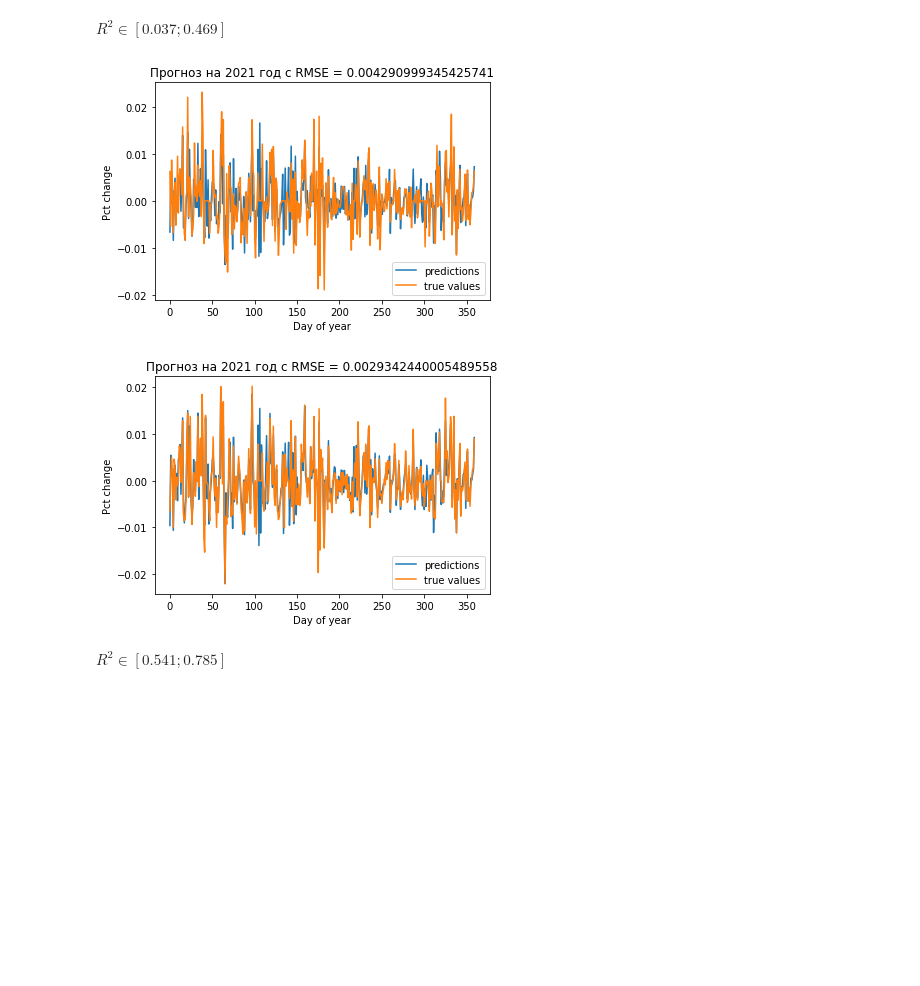
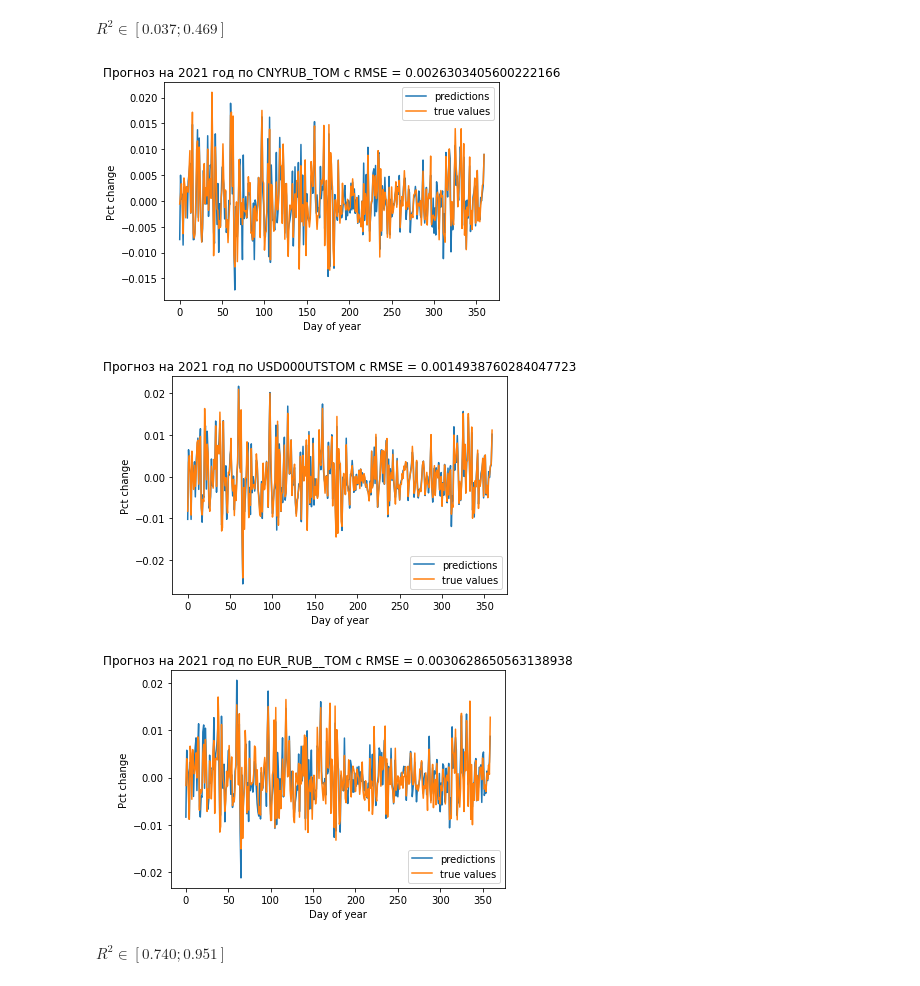
Before and after one commit to gaarutyunov/market-risk, a Jupyter notebook: notebooks/real_prices.ipynb, the cells around one changed output. Cells and saved outputs as stored; diff of their text form; code cells hidden in the pictures; blank space fills up the shorter version.

```diff
--- a/notebooks/real_prices.ipynb
+++ b/notebooks/real_prices.ipynb
@@ -81,7 +81,7 @@ for i, _ in enumerate(bonds_y):
         plt.figure()
         plt.plot(preds_bonds[-1], label = 'predictions')
         plt.plot(bonds_y[i].values[-360:], label = 'true values')
-        plt.title('Прогноз на 2021 год с RMSE = {}'.format(error_i))
+        plt.title('Прогноз на 2021 год по {} с RMSE = {}'.format(bonds[i], error_i))
         plt.xlabel('Day of year')
         plt.ylabel('Pct change')
         plt.legend()
@@ -161,3 +154,11 @@ currs_y = []
+# %%
+currs = [
+    "CNYRUB_TOM",
+    "USD000UTSTOM",
+    "EUR_RUB__TOM"
+]
+
+currs_y = []
 # %%
 for curr in currs:
     curr_i = pd.read_csv("..\\data\\currencies\\history\\" + curr + ".csv", index_col = 'TRADEDATE',
@@ -194,7 +195,7 @@ for i, _ in enumerate(stocks_y):
         plt.figure()
         plt.plot(preds_stocks[-1], label = 'predictions')
         plt.plot(stocks_y[i].values[-360:], label = 'true values')
-        plt.title('Прогноз на 2021 год с RMSE = {}'.format(error_i))
+        plt.title('Прогноз на 2021 год по {} с RMSE = {}'.format(stocks[i], error_i))
         plt.xlabel('Day of year')
         plt.ylabel('Pct change')
         plt.legend()
@@ -237,35 +238,36 @@ reses_currs, preds_curs = [], []
 # %%
 for i, _ in enumerate(currs_y):
     model = sm.OLS(currs_y[i].values, risks)
     res = model.fit()
     reses_currs.append(res.summary())
 
 
     # Для валидации
     model_val = sm.OLS(currs_y[i].values[:-360], risks.to_numpy()[:-360])
     model_val = model_val.fit()
 
     ypred = model_val.predict(risks.to_numpy()[-360:])
     preds_curs.append(ypred)
 
     try:
         error_i = mean_squared_error(currs_y[i].values[-360:], ypred, squared=False)
     except:
         pass
     else:
         plt.figure()
         plt.plot(preds_curs[-1], label = 'predictions')
         plt.plot(currs_y[i].values[-360:], label = 'true values')
-        plt.title('Прогноз на 2021 год с RMSE = {}'.format(error_i))
+        plt.title('Прогноз на 2021 год по {} с RMSE = {}'.format(currs[i], error_i))
         plt.xlabel('Day of year')
         plt.ylabel('Pct change')
         plt.legend()
         plt.show()
 # %% [output]
-[figure, old version]
+[figure, new version]
-[figure, old version]
+[figure, new version]
+[figure, added]
 # %% [markdown]
-$R^2 \in [0.541;0.785]$
+$R^2 \in [0.740;0.951]$
 # %%
 reses_currs
 # %% [output]
```
Also changed, not shown: parts of 6 cells of this notebook.
